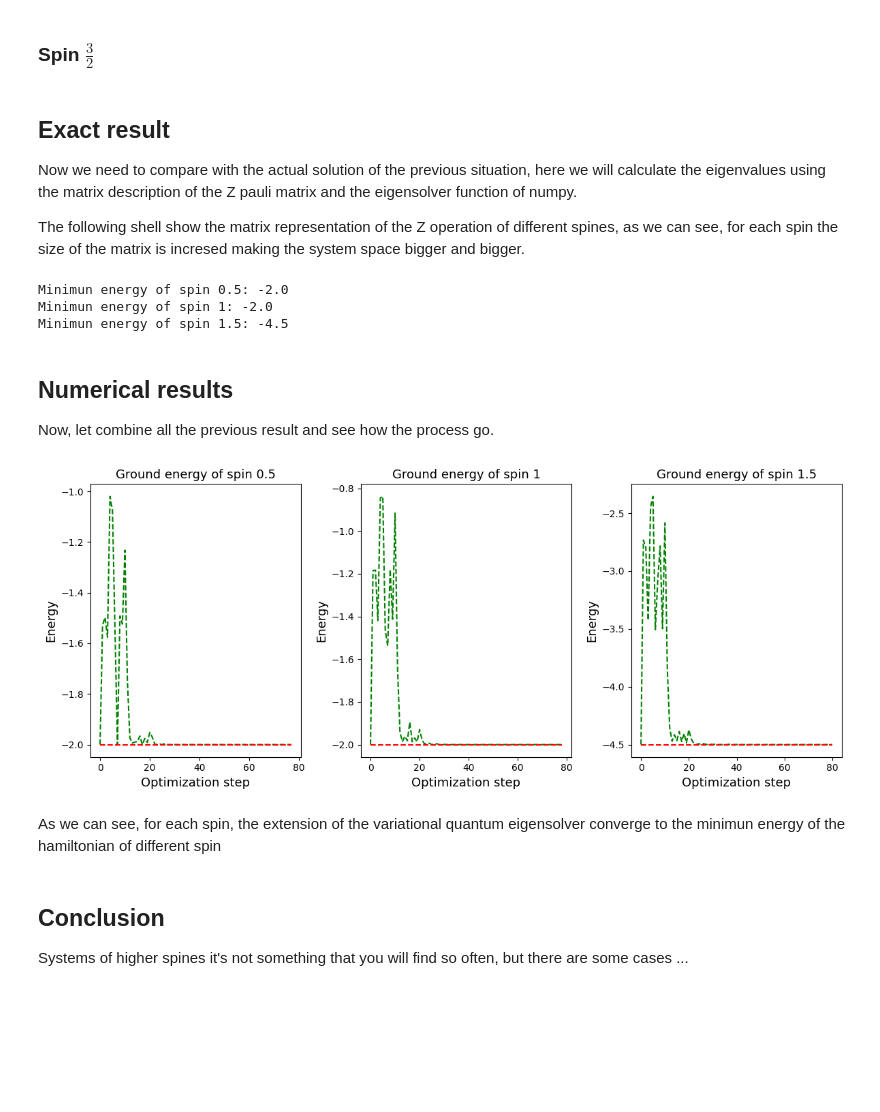
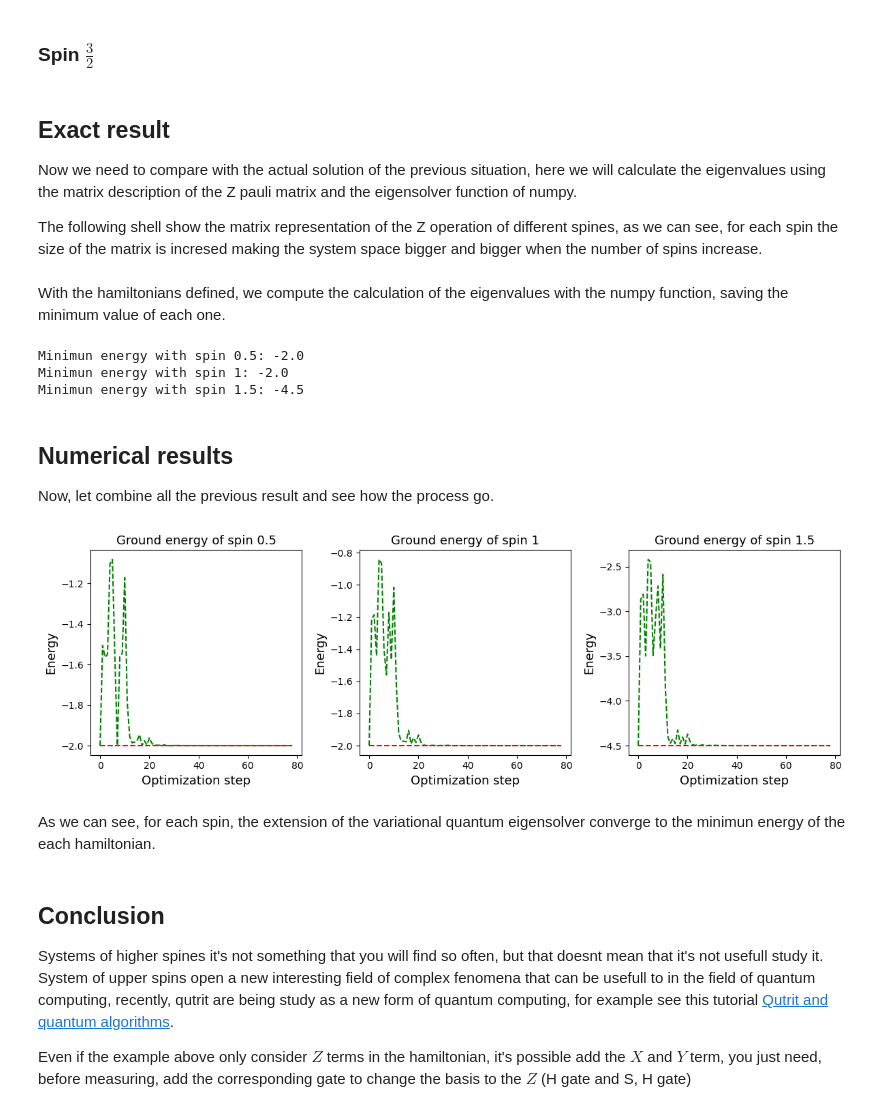
Before and after one commit to javinoram/VqePy, a Jupyter notebook: Demos/demo_upper_spines.ipynb, the cells around one changed output. Drawn from its saved outputs; the diff is of its cells as text; code cells hidden in the pictures; blank space fills up the shorter version.

```diff
--- a/Demos/demo_upper_spines.ipynb
+++ b/Demos/demo_upper_spines.ipynb
@@ -170,7 +170,7 @@ xs = sc.optimize.minimize(general_cost_function, theta, method='COBYLA',
 
 Now we need to compare with the actual solution of the previous situation, here we will calculate the eigenvalues using the matrix description of the Z pauli matrix and the eigensolver function of numpy.
 
-The following shell show the matrix representation of the Z operation of different spines, as we can see, for each spin the size of the matrix is incresed making the system space bigger and bigger.
+The following shell show the matrix representation of the Z operation of different spines, as we can see, for each spin the size of the matrix is incresed making the system space bigger and bigger when the number of spins increase.
 # %%
 si0_5 = np.array([[1,0], [0,1]])
 sz0_5 = np.array([[1,0], [0,-1]])
@@ -184,43 +184,47 @@ sz1_5 = np.array([[1.5,0,0,0], [0,0.5,0,0], [0,0,-0.5,0], [0,0,0,-1.5]])
 Spin0_5_Hamiltonian = -J*( np.kron(sz0_5, np.kron(sz0_5, si0_5)) + np.kron(si0_5, np.kron(sz0_5, sz0_5)))
 Spin1_Hamiltonian = -J*( np.kron(sz1, np.kron(sz1, si1)) + np.kron(si1, np.kron(sz1, sz1)))
 Spin1_5_Hamiltonian = -J*( np.kron(sz1_5, np.kron(sz1_5, si1_5)) + np.kron(si1_5, np.kron(sz1_5, sz1_5)))
+# %% [markdown]
+With the hamiltonians defined, we compute the calculation of the eigenvalues with the numpy function, saving the minimum value of each one.
 # %%
 E_0_spin_0_5 = np.linalg.eigvalsh(Spin0_5_Hamiltonian)[0]
 E_0_spin_1 = np.linalg.eigvalsh(Spin1_Hamiltonian)[0]
 E_0_spin_1_5 = np.linalg.eigvalsh(Spin1_5_Hamiltonian)[0]
 
-print(f"Minimun energy of spin 0.5: {E_0_spin_0_5}")
-print(f"Minimun energy of spin 1: {E_0_spin_1}")
-print(f"Minimun energy of spin 1.5: {E_0_spin_1_5}")
+print(f"Minimun energy with spin 0.5: {E_0_spin_0_5}")
+print(f"Minimun energy with spin 1: {E_0_spin_1}")
+print(f"Minimun energy with spin 1.5: {E_0_spin_1_5}")
 # %% [output]
-Minimun energy of spin 0.5: -2.0
-Minimun energy of spin 1: -2.0
-Minimun energy of spin 1.5: -4.5
+Minimun energy with spin 0.5: -2.0
+Minimun energy with spin 1: -2.0
+Minimun energy with spin 1.5: -4.5
 # %% [markdown]
 ## Numerical results
 
 Now, let combine all the previous result and see how the process go.
 # %%
-fig, ax = plt.subplots(1, 3, figsize=(12,5),)
+fig, ax = plt.subplots(1, 3, figsize=(12,4),)
 for i in range(3):
     ax[i].set_xlabel("Optimization step", fontsize=13)
     ax[i].set_ylabel("Energy", fontsize=13)
     ax[i].set_title(f"Ground energy of spin {list_spines[i]}", fontsize=13)
 ax[0].plot(range(len(dict_evolution["0.5"])), dict_evolution["0.5"], "g", ls="dashed")
 ax[0].plot(range(len(dict_evolution["0.5"])), [E_0_spin_0_5 for i in range(len(dict_evolution["0.5"]))], "r", ls="dashed")
 
 ax[1].plot(range(len(dict_evolution["1"])), dict_evolution["1"], "g", ls="dashed")
 ax[1].plot(range(len(dict_evolution["1"])), [E_0_spin_1 for i in range(len(dict_evolution["1"]))], "r", ls="dashed")
 
 ax[2].plot(range(len(dict_evolution["1.5"])), dict_evolution["1.5"], "g", ls="dashed")
 ax[2].plot(range(len(dict_evolution["1.5"])), [E_0_spin_1_5 for i in range(len(dict_evolution["1.5"]))], "r", ls="dashed")
 fig.tight_layout()
 plt.show()
 # %% [output]
-[figure, old version]
+[figure, new version]
 # %% [markdown]
-As we can see, for each spin, the extension of the variational quantum eigensolver converge to the minimun energy of the hamiltonian of different spin
+As we can see, for each spin, the extension of the variational quantum eigensolver converge to the minimun energy of the each hamiltonian.
-# %% [markdown]
-## Conclusion
-
-Systems of higher spines it's not something that you will find so often, but there are some cases ...
+# %% [markdown]
+## Conclusion
+
+Systems of higher spines it's not something that you will find so often, but that doesnt mean that it's not usefull study it. System of upper spins open a new interesting field of complex fenomena that can be usefull to in the field of quantum computing, recently, qutrit are being study as a new form of quantum computing, for example see this tutorial [Qutrit and quantum algorithms](https://pennylane.ai/qml/demos/tutorial_qutrits_bernstein_vazirani.html).
+
+Even if the example above only consider $Z$ terms in the hamiltonian, it's possible add the $X$ and $Y$ term, you just need, before measuring, add the corresponding gate to change the basis to the $Z$ (H gate and S, H gate)
```
Also changed, not shown: parts of 12 cells of this notebook, 8 other files.
